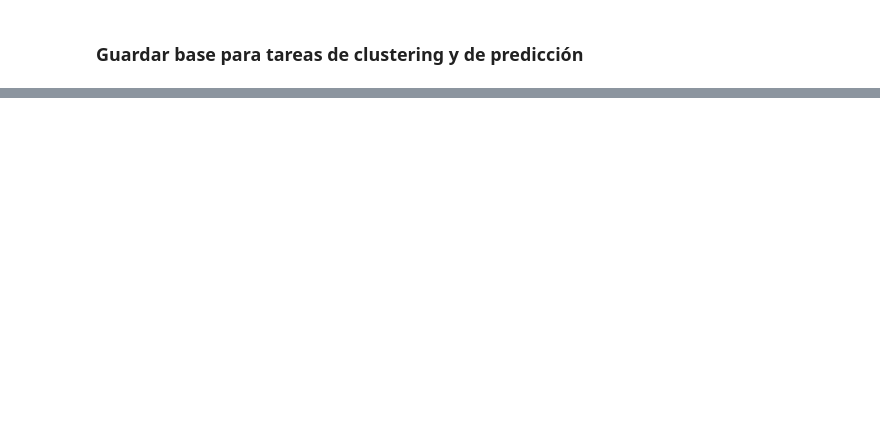
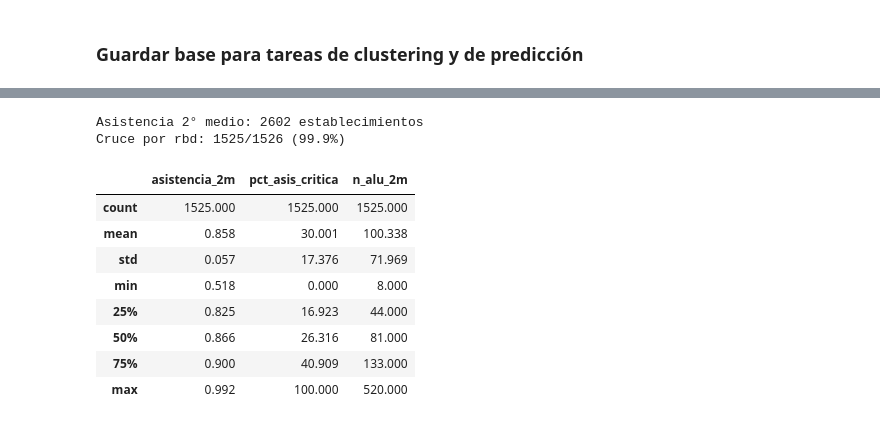
Before and after one commit to vcanalesg/dcc_taller_proyecto_g4, a Jupyter notebook: EDAyPreprocesamiento_01.ipynb, the cells around one changed output, grey strips where cells are left out. Saved outputs shown, nothing was run; the diff lists cells and outputs as text; code cells hidden in the pictures; blank space fills up the shorter version.

```diff
--- a/EDAyPreprocesamiento_01.ipynb
+++ b/EDAyPreprocesamiento_01.ipynb
@@ -1327,0 +1343,25 @@ base_corr.to_parquet('datos/base_tareas.parquet', index=False)
+# %%
+import shutil, subprocess
+from pathlib import Path
+
+RUTA = Path("datos") if Path("datos").exists() else Path("../datos")
+asist = pd.read_parquet(RUTA / "asistencia_2m_2024.parquet")
+print(f'Asistencia 2° medio: {asist.shape[0]} establecimientos')
+
+base_asist = base_corr.merge(asist, on="rbd", how="left")
+n_match = base_asist["asistencia_2m"].notna().sum()
+print(f'Cruce por rbd: {n_match}/{base_asist.shape[0]} ({n_match / base_asist.shape[0] * 100:.1f}%)')
+print()
+base_asist[["asistencia_2m", "pct_asis_critica", "n_alu_2m"]].describe().round(3)
+# %% [output]
+Asistencia 2° medio: 2602 establecimientos
+Cruce por rbd: 1525/1526 (99.9%)
+|  | asistencia_2m | pct_asis_critica | n_alu_2m |
+| count | 1525.000 | 1525.000 | 1525.000 |
+| mean | 0.858 | 30.001 | 100.338 |
+| std | 0.057 | 17.376 | 71.969 |
+| min | 0.518 | 0.000 | 8.000 |
+| 25% | 0.825 | 16.923 | 44.000 |
+| 50% | 0.866 | 26.316 | 81.000 |
+| 75% | 0.900 | 40.909 | 133.000 |
+| max | 0.992 | 100.000 | 520.000 |
```
Also changed, not shown: parts of 9 cells of this notebook, 2 other files.
